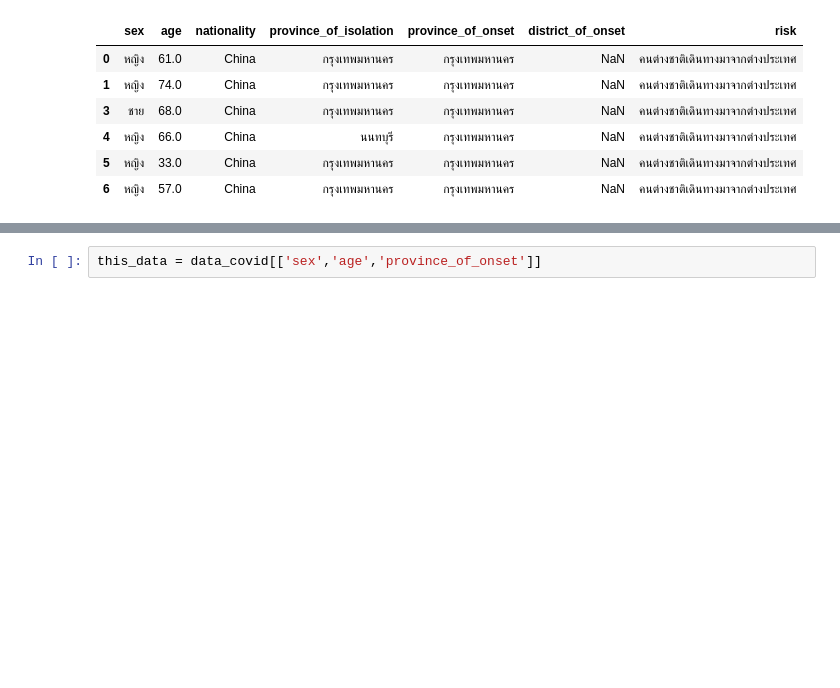
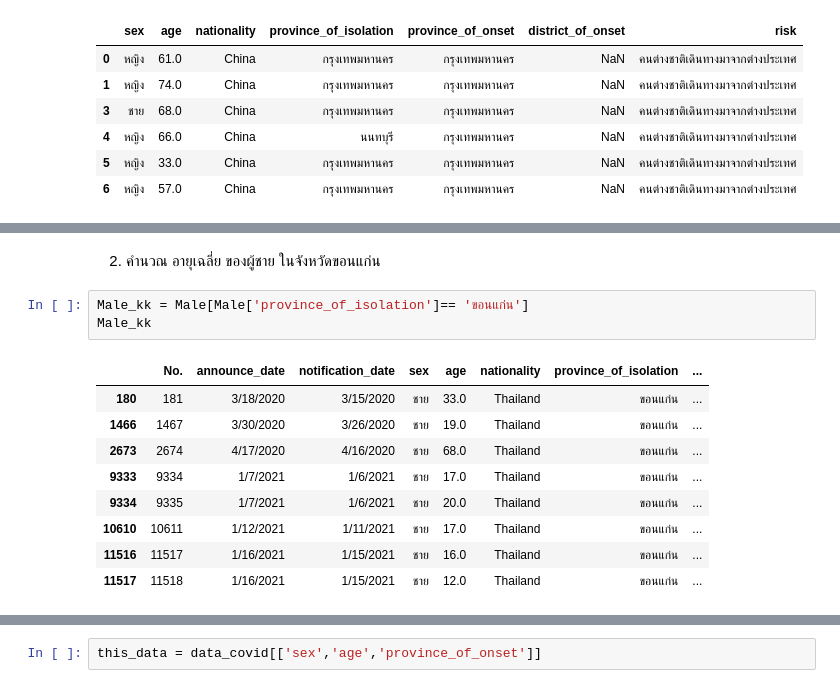
Before and after one commit to Plaifha/data_viz_2022, a Jupyter notebook: Pandas101.ipynb, the cells around one changed output, grey strips where cells are left out. Drawn from its saved outputs; the diff is of its cells as text; blank space fills up the shorter version.

```diff
--- a/Pandas101.ipynb
+++ b/Pandas101.ipynb
@@ -267,0 +340,15 @@ Quiz (ให้ใช้เฉพาะที่อาจารย์สอน
+# %% [markdown]
+2. คำนวณ อายุเฉลี่ย ของผู้ชาย ในจังหวัดขอนแก่น
+# %%
+Male_kk = Male[Male['province_of_isolation']== 'ขอนแก่น']
+Male_kk
+# %% [output]
+|  | No. | announce_date | notification_date | sex | age | nationality | province_of_isolation | ... |
+| 180 | 181 | 3/18/2020 | 3/15/2020 | ชาย | 33.0 | Thailand | ขอนแก่น | ... |
+| 1466 | 1467 | 3/30/2020 | 3/26/2020 | ชาย | 19.0 | Thailand | ขอนแก่น | ... |
+| 2673 | 2674 | 4/17/2020 | 4/16/2020 | ชาย | 68.0 | Thailand | ขอนแก่น | ... |
+| 9333 | 9334 | 1/7/2021 | 1/6/2021 | ชาย | 17.0 | Thailand | ขอนแก่น | ... |
+| 9334 | 9335 | 1/7/2021 | 1/6/2021 | ชาย | 20.0 | Thailand | ขอนแก่น | ... |
+| 10610 | 10611 | 1/12/2021 | 1/11/2021 | ชาย | 17.0 | Thailand | ขอนแก่น | ... |
+| 11516 | 11517 | 1/16/2021 | 1/15/2021 | ชาย | 16.0 | Thailand | ขอนแก่น | ... |
+| 11517 | 11518 | 1/16/2021 | 1/15/2021 | ชาย | 12.0 | Thailand | ขอนแก่น | ... |
```
Also changed, not shown: parts of 121 cells of this notebook.
